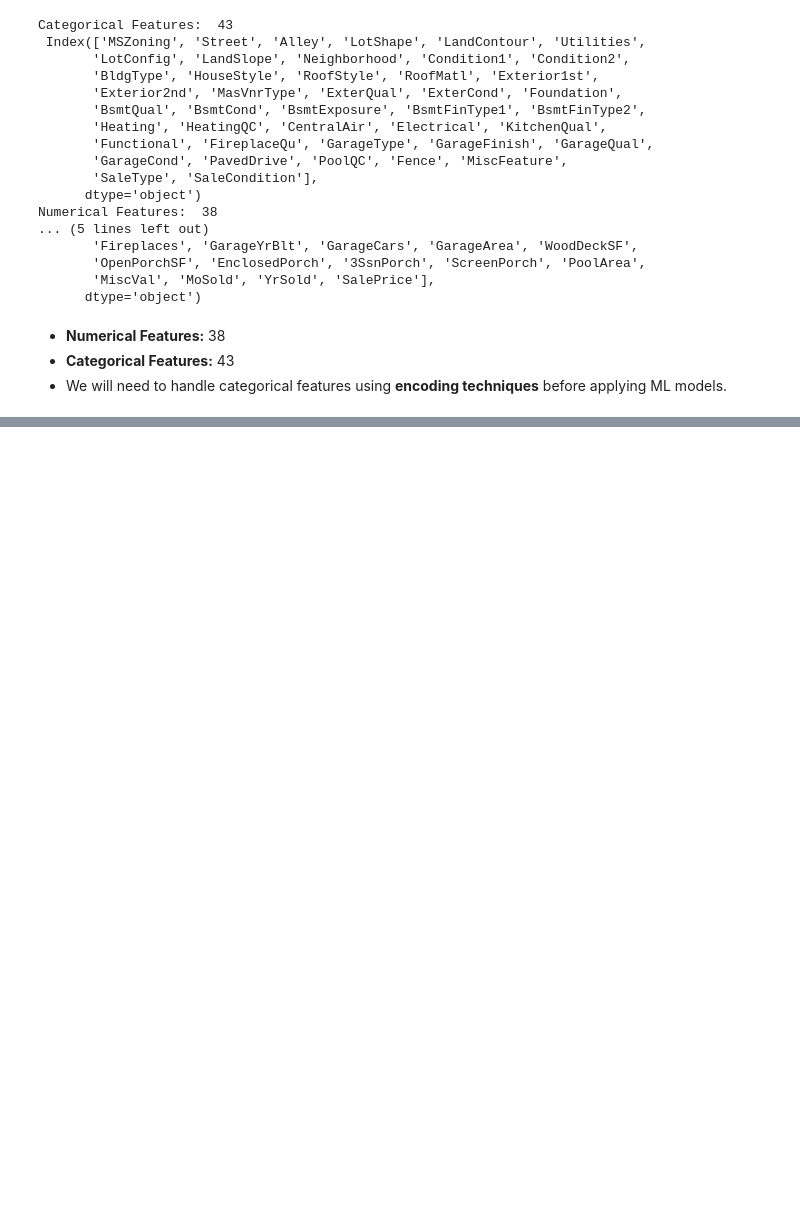
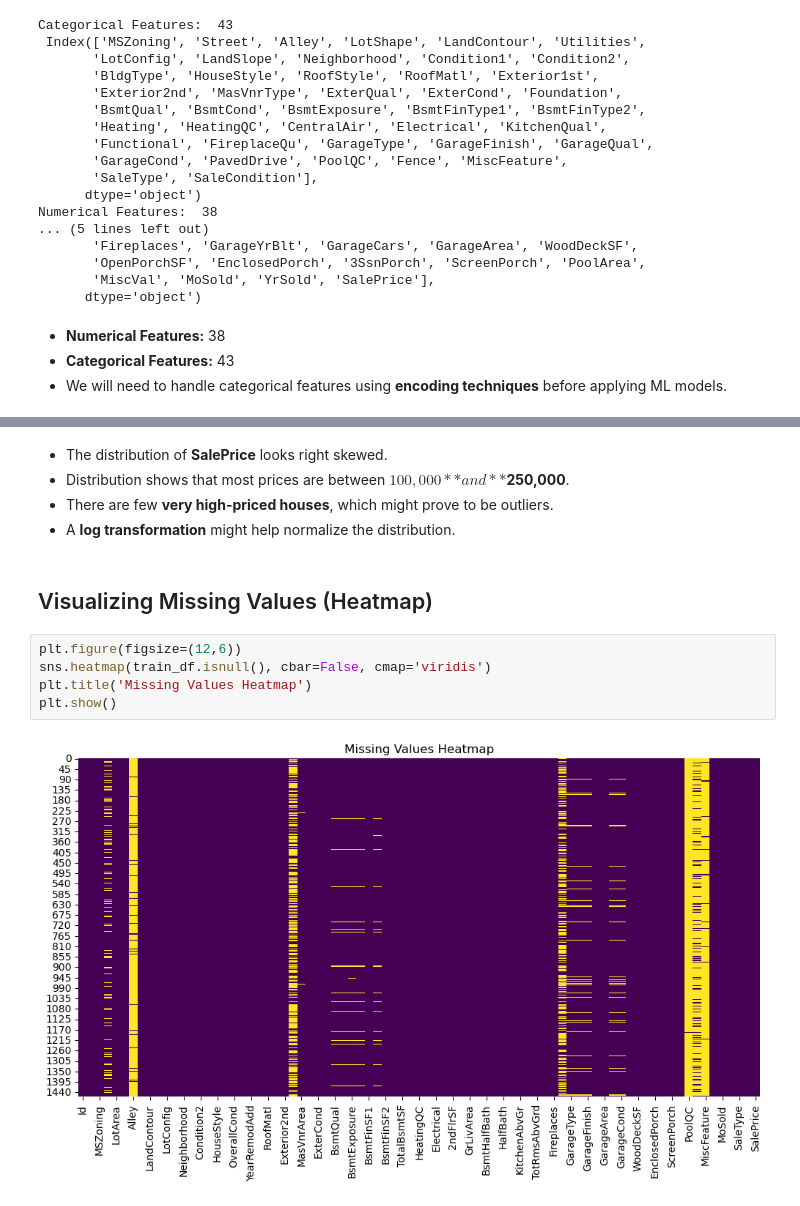
Before and after one commit to MuditNautiyal-21/machine-learning-projects, a Jupyter notebook: house-price-prediction/house_price_prediction.ipynb, the cells around one changed output, grey strips where cells are left out. Cells and saved outputs as stored; diff of their text form; blank space fills up the shorter version.

```diff
--- a/house-price-prediction/house_price_prediction.ipynb
+++ b/house-price-prediction/house_price_prediction.ipynb
@@ -178,0 +209,14 @@ Numerical Features:  38
+# %% [markdown]
+- The distribution of **SalePrice** looks right skewed.
+- Distribution shows that most prices are between **$100,000** and **$250,000**.
+- There are few **very high-priced houses**, which might prove to be outliers.
+- A **log transformation** might help normalize the distribution.
+# %% [markdown]
+## Visualizing Missing Values (Heatmap)
+# %%
+plt.figure(figsize=(12,6))
+sns.heatmap(train_df.isnull(), cbar=False, cmap='viridis')
+plt.title('Missing Values Heatmap')
+plt.show()
+# %% [output]
+[figure, added]
```
Also changed, not shown: parts of 13 cells of this notebook.
